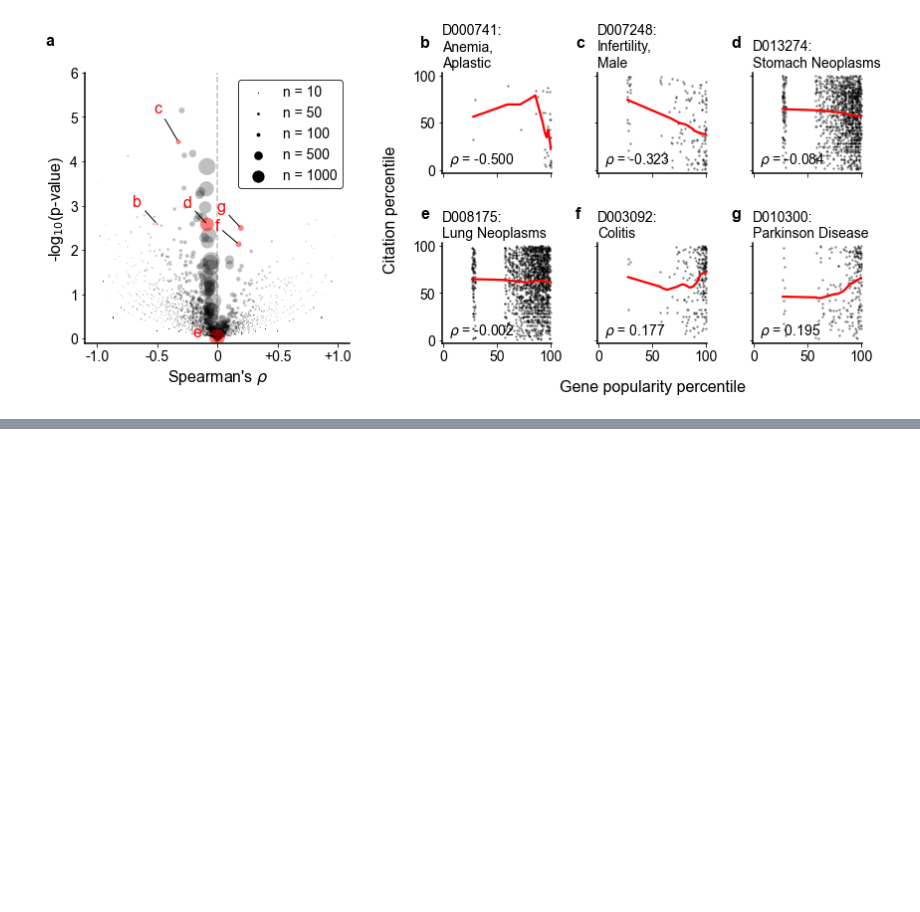
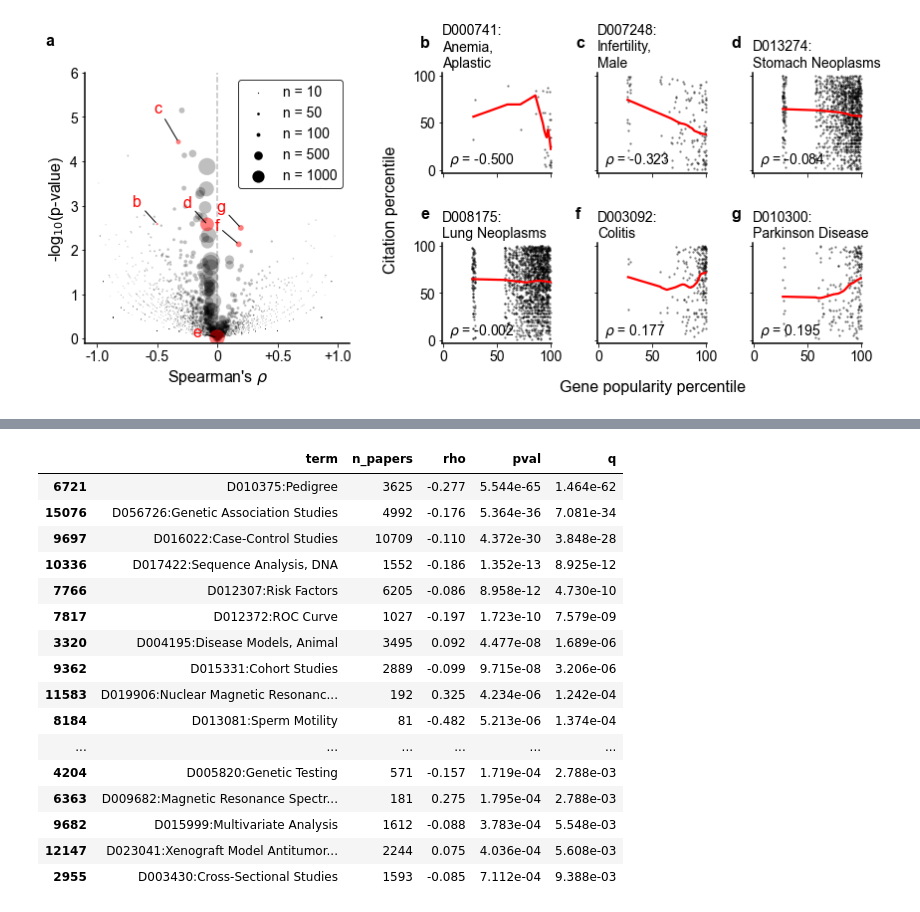
Before and after one commit to amarallab/fmug_analysis, a Jupyter notebook: notebooks/220829_supp_fig_new_gene_introductions.ipynb, the cells around one changed output, grey strips where cells are left out. Cells and saved outputs as stored; diff of their text form; code cells hidden in the pictures; blank space fills up the shorter version.

Commit message:
update figures and factor eval

```diff
--- a/notebooks/220829_supp_fig_new_gene_introductions.ipynb
+++ b/notebooks/220829_supp_fig_new_gene_introductions.ipynb
@@ -295,0 +574,10 @@ meta NOT subset; don't know how to subset; dropped
+# %%
+mesh_library = nlm.mesh('ui2mn')
+technique_ui = mesh_library[mesh_library['mn'].str.startswith('E05')]['ui'].values
+results['ui'] = results['term'].apply(lambda x: x.split(':')[0])
+
+results['technique_term'] = results['ui'].isin(technique_ui)
+# %%
+results_slice = results[(results['n_papers'] > 30) & (results['technique_term'])].sort_values('pval')#.head(60)
+# %%
+results_slice['q'] = multipletests(results_slice['pval'], method='fdr_bh')[1]
@@ -295,0 +594,20 @@ meta NOT subset; don't know how to subset; dropped
+# %%
+results_slice[results_slice['q'] < 0.01][['term', 'n_papers', 'rho', 'pval', 'q']]
+# %% [output]
+|  | term | n_papers | rho | pval | q |
+| 6721 | D010375:Pedigree | 3625 | -0.277 | 5.544e-65 | 1.464e-62 |
+| 15076 | D056726:Genetic Association Studies | 4992 | -0.176 | 5.364e-36 | 7.081e-34 |
+| 9697 | D016022:Case-Control Studies | 10709 | -0.110 | 4.372e-30 | 3.848e-28 |
+| 10336 | D017422:Sequence Analysis, DNA | 1552 | -0.186 | 1.352e-13 | 8.925e-12 |
+| 7766 | D012307:Risk Factors | 6205 | -0.086 | 8.958e-12 | 4.730e-10 |
+| 7817 | D012372:ROC Curve | 1027 | -0.197 | 1.723e-10 | 7.579e-09 |
+| 3320 | D004195:Disease Models, Animal | 3495 | 0.092 | 4.477e-08 | 1.689e-06 |
+| 9362 | D015331:Cohort Studies | 2889 | -0.099 | 9.715e-08 | 3.206e-06 |
+| 11583 | D019906:Nuclear Magnetic Resonanc... | 192 | 0.325 | 4.234e-06 | 1.242e-04 |
+| 8184 | D013081:Sperm Motility | 81 | -0.482 | 5.213e-06 | 1.374e-04 |
+| ... | ... | ... | ... | ... | ... |
+| 4204 | D005820:Genetic Testing | 571 | -0.157 | 1.719e-04 | 2.788e-03 |
+| 6363 | D009682:Magnetic Resonance Spectr... | 181 | 0.275 | 1.795e-04 | 2.788e-03 |
+| 9682 | D015999:Multivariate Analysis | 1612 | -0.088 | 3.783e-04 | 5.548e-03 |
+| 12147 | D023041:Xenograft Model Antitumor... | 2244 | 0.075 | 4.036e-04 | 5.608e-03 |
+| 2955 | D003430:Cross-Sectional Studies | 1593 | -0.085 | 7.112e-04 | 9.388e-03 |
```
Also changed, not shown: parts of 20 cells of this notebook, 51 other files.
